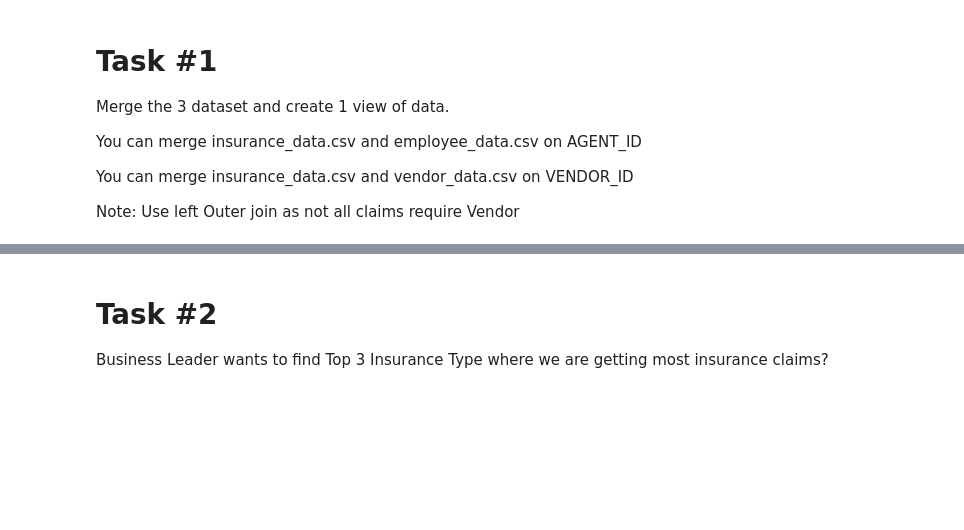
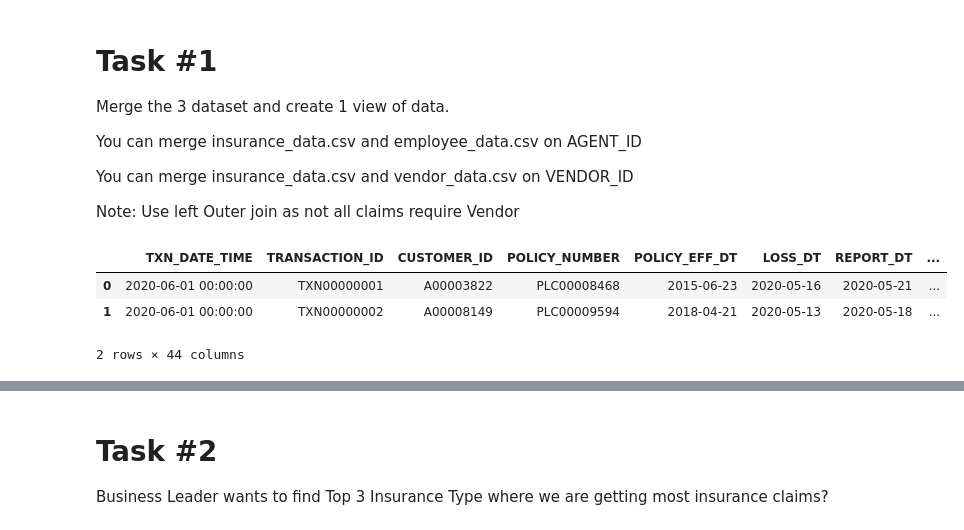
Before and after one commit to deepu-san/Tasks, a Jupyter notebook: GDTC Task/GDTC_Task.ipynb, the cells around one changed output, grey strips where cells are left out. Saved outputs shown, nothing was run; the diff lists cells and outputs as text; code cells hidden in the pictures; blank space fills up the shorter version.

```diff
--- a/GDTC Task/GDTC_Task.ipynb
+++ b/GDTC Task/GDTC_Task.ipynb
@@ -11,3 +67,11 @@ You can merge insurance_data.csv and vendor_data.csv on
 VENDOR_ID
 
 Note: Use left Outer join as not all claims require Vendor
+# %%
+df13=pd.merge(df_ins,df_vend, how ='left',on='VENDOR_ID')
+df13.head(2)
+# %% [output]
+|  | TXN_DATE_TIME | TRANSACTION_ID | CUSTOMER_ID | POLICY_NUMBER | POLICY_EFF_DT | LOSS_DT | REPORT_DT | ... |
+| 0 | 2020-06-01 00:00:00 | TXN00000001 | A00003822 | PLC00008468 | 2015-06-23 | 2020-05-16 | 2020-05-21 | ... |
+| 1 | 2020-06-01 00:00:00 | TXN00000002 | A00008149 | PLC00009594 | 2018-04-21 | 2020-05-13 | 2020-05-18 | ... |
+2 rows × 44 columns
```
Also changed, not shown: parts of 28 cells of this notebook.
